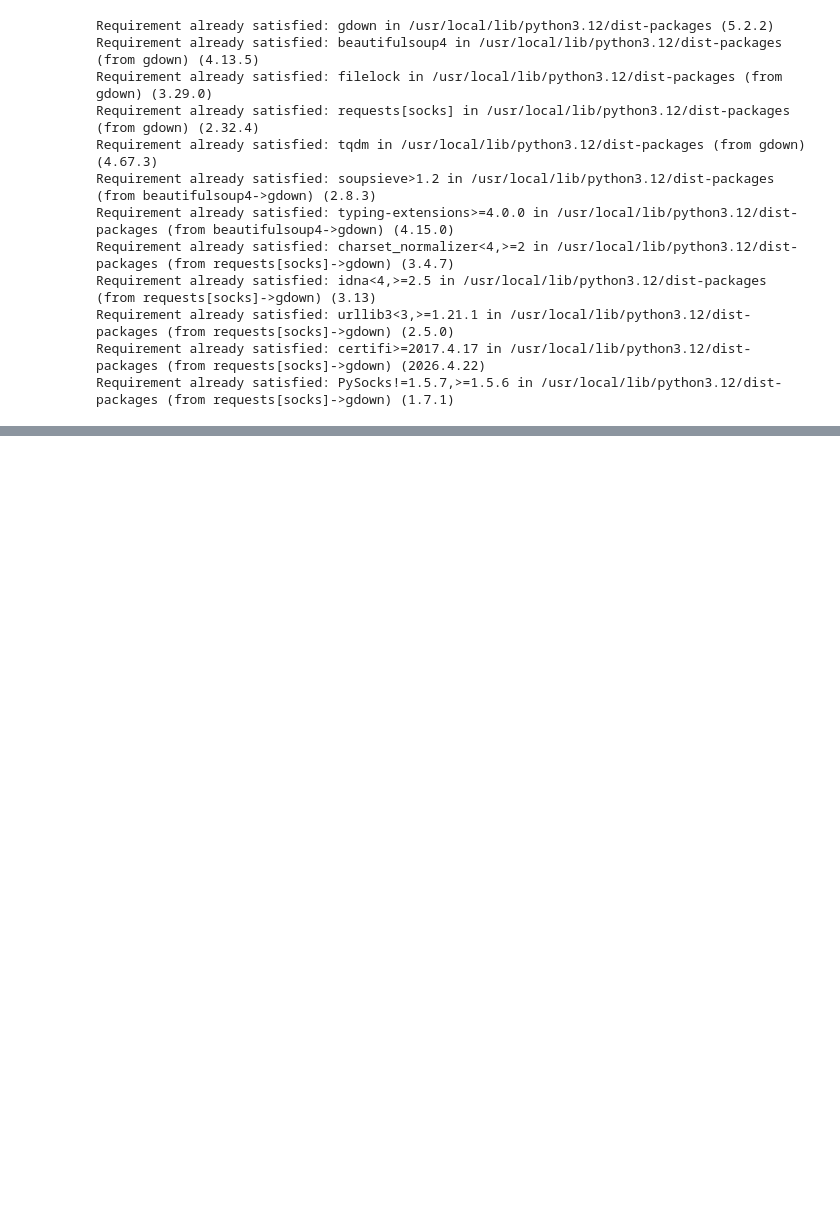
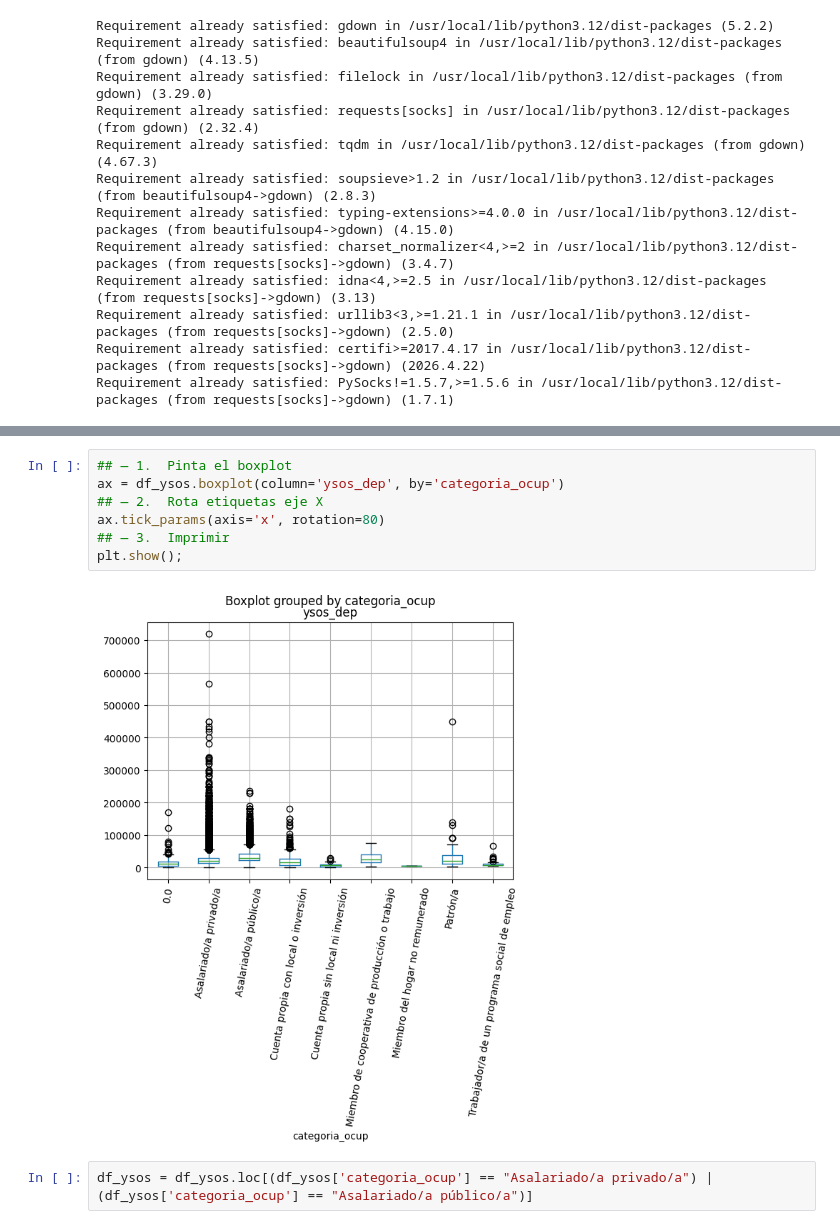
Before and after one commit to javiermagnone-lab/Javito, a Jupyter notebook: Tarea_2_ML_analisis_de_datos.ipynb, the cells around one changed output, grey strips where cells are left out. Saved outputs shown, nothing was run; the diff lists cells and outputs as text; blank space fills up the shorter version.

```diff
--- a/Tarea_2_ML_analisis_de_datos.ipynb
+++ b/Tarea_2_ML_analisis_de_datos.ipynb
@@ -59,0 +229,11 @@ display(df.head())
+# %%
+## — 1.  Pinta el boxplot
+ax = df_ysos.boxplot(column='ysos_dep', by='categoria_ocup')
+## — 2.  Rota etiquetas eje X
+ax.tick_params(axis='x', rotation=80)
+## — 3.  Imprimir
+plt.show();
+# %% [output]
+[figure, added]
+# %%
+df_ysos = df_ysos.loc[(df_ysos['categoria_ocup'] == "Asalariado/a privado/a") | (df_ysos['categoria_ocup'] == "Asalariado/a público/a")]
```
Also changed, not shown: parts of 84 cells of this notebook.
